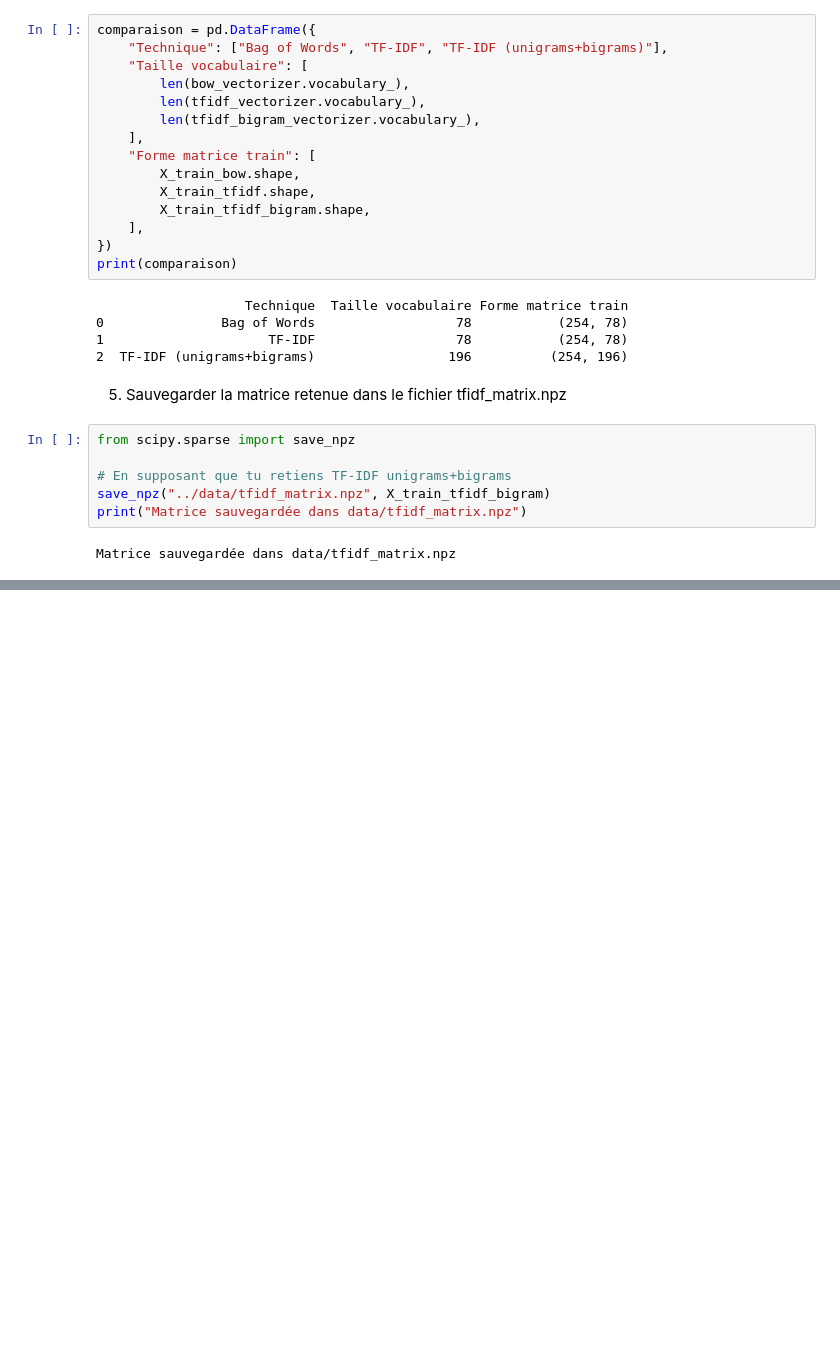
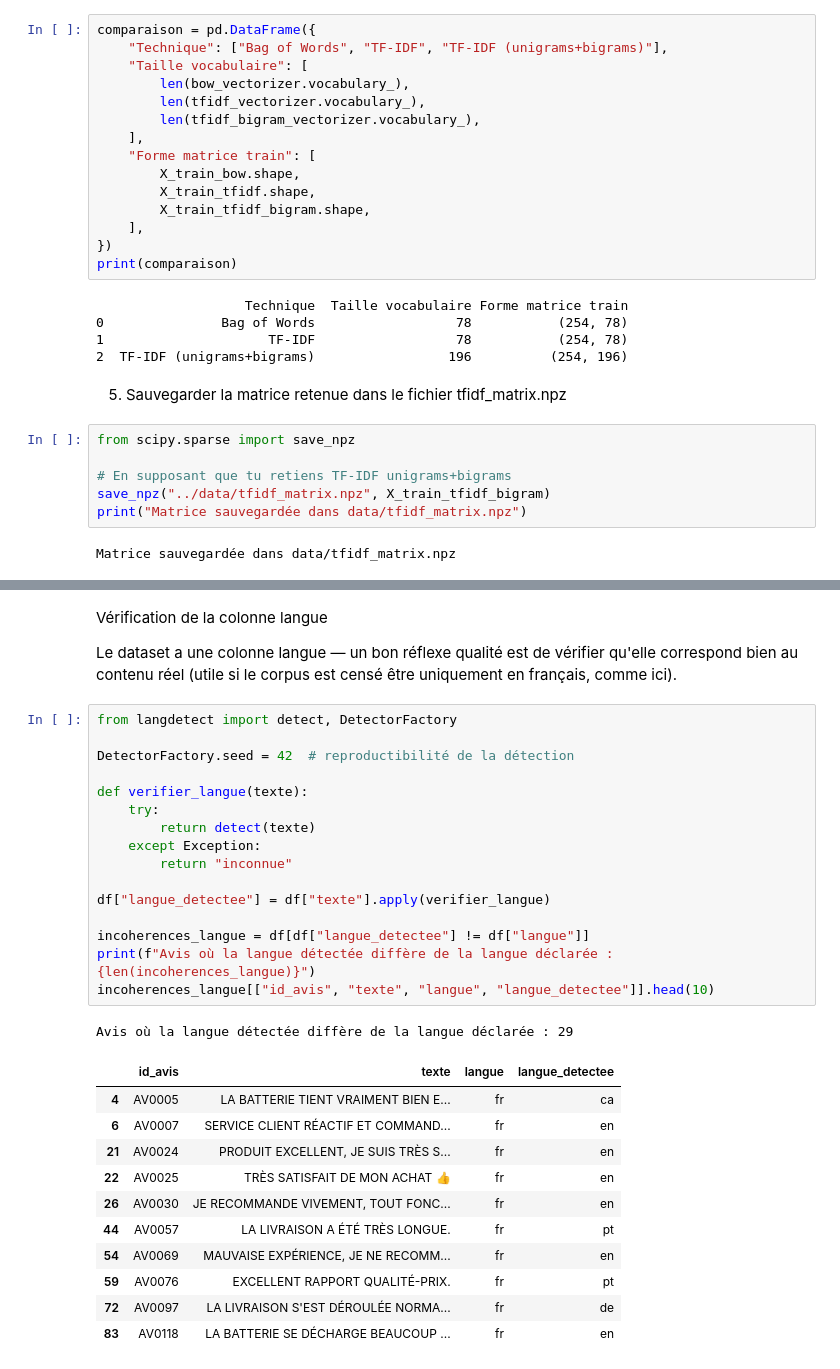
Before and after one commit to rokhayacoumbadiouf-bit/Atelier_Preparation_Donnees_Textuelles, a Jupyter notebook: atelier_prepa_donnees_textuelles/notebooks/atelier_prepa_donnees_textuelles.ipynb, the cells around one changed output, grey strips where cells are left out. Drawn from its saved outputs; the diff is of its cells as text; blank space fills up the shorter version.

```diff
--- a/atelier_prepa_donnees_textuelles/notebooks/atelier_prepa_donnees_textuelles.ipynb
+++ b/atelier_prepa_donnees_textuelles/notebooks/atelier_prepa_donnees_textuelles.ipynb
@@ -733,0 +765,33 @@ Matrice sauvegardée dans data/tfidf_matrix.npz
+# %% [markdown]
+Vérification de la colonne langue
+
+Le dataset a une colonne langue — un bon réflexe qualité est de vérifier qu'elle correspond bien au contenu réel (utile si le corpus est censé être uniquement en français, comme ici).
+# %%
+from langdetect import detect, DetectorFactory
+
+DetectorFactory.seed = 42  # reproductibilité de la détection
+
+def verifier_langue(texte):
+    try:
+        return detect(texte)
+    except Exception:
+        return "inconnue"
+
+df["langue_detectee"] = df["texte"].apply(verifier_langue)
+
+incoherences_langue = df[df["langue_detectee"] != df["langue"]]
+print(f"Avis où la langue détectée diffère de la langue déclarée : {len(incoherences_langue)}")
+incoherences_langue[["id_avis", "texte", "langue", "langue_detectee"]].head(10)
+# %% [output]
+Avis où la langue détectée diffère de la langue déclarée : 29
+|  | id_avis | texte | langue | langue_detectee |
+| 4 | AV0005 | LA BATTERIE TIENT VRAIMENT BIEN E... | fr | ca |
+| 6 | AV0007 | SERVICE CLIENT RÉACTIF ET COMMAND... | fr | en |
+| 21 | AV0024 | PRODUIT EXCELLENT, JE SUIS TRÈS S... | fr | en |
+| 22 | AV0025 | TRÈS SATISFAIT DE MON ACHAT 👍 | fr | en |
+| 26 | AV0030 | JE RECOMMANDE VIVEMENT, TOUT FONC... | fr | en |
+| 44 | AV0057 | LA LIVRAISON A ÉTÉ TRÈS LONGUE. | fr | pt |
+| 54 | AV0069 | MAUVAISE EXPÉRIENCE, JE NE RECOMM... | fr | en |
+| 59 | AV0076 | EXCELLENT RAPPORT QUALITÉ-PRIX. | fr | pt |
+| 72 | AV0097 | LA LIVRAISON S'EST DÉROULÉE NORMA... | fr | de |
+| 83 | AV0118 | LA BATTERIE SE DÉCHARGE BEAUCOUP ... | fr | en |
```
Also changed, not shown: parts of 5 cells of this notebook.
